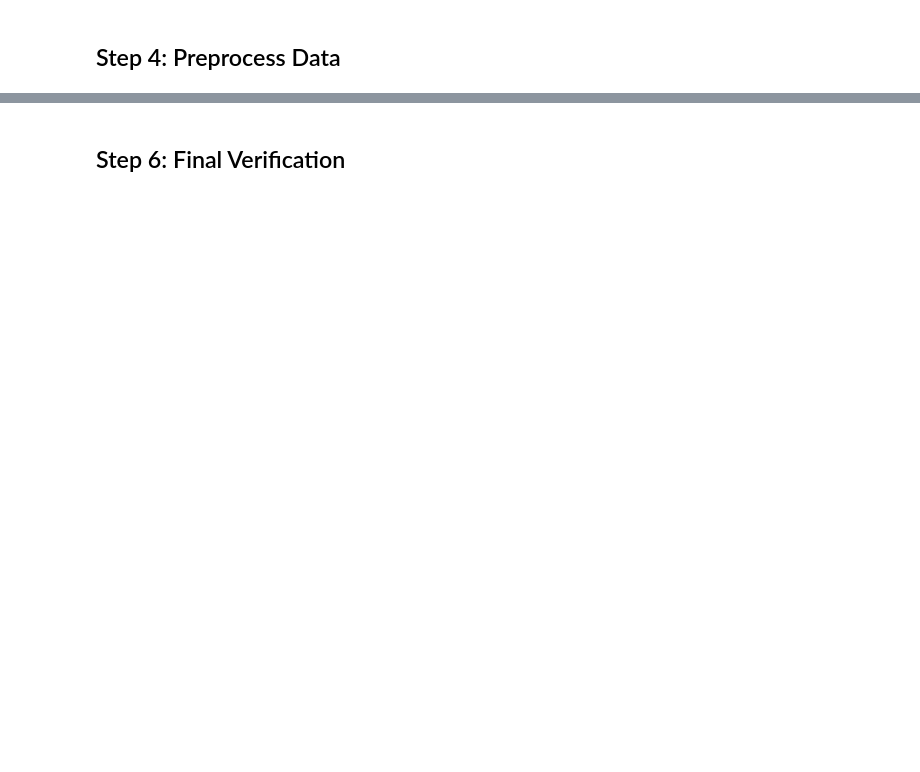
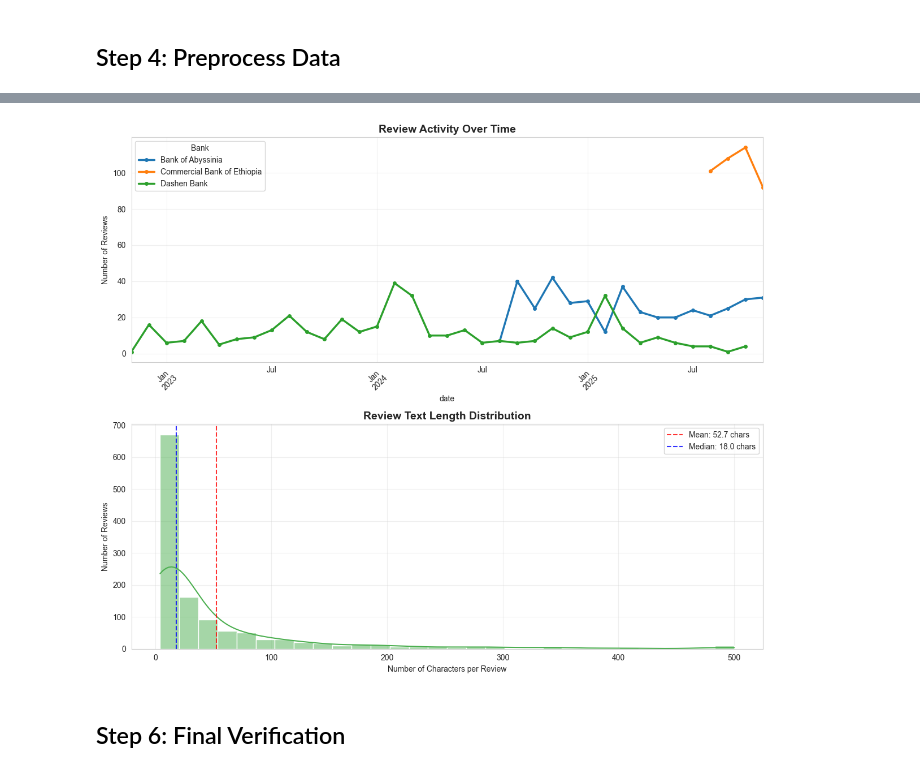
Before and after one commit to TsegayIS122123/ethiopian-banking-app-sentiment-analysis, a Jupyter notebook: notebooks/preprocessing_EDA.ipynb, the cells around one changed output, grey strips where cells are left out. Saved outputs shown, nothing was run; the diff lists cells and outputs as text; code cells hidden in the pictures; blank space fills up the shorter version.

```diff
--- a/notebooks/preprocessing_EDA.ipynb
+++ b/notebooks/preprocessing_EDA.ipynb
@@ -75,3 +190,51 @@ plt.show()
+# %%
+# Set up plotting for second two visualizations - VERTICAL LAYOUT
+plt.style.use('default')
+sns.set_style("whitegrid")
+
+# Create 2x1 subplot for vertical layout (better visibility)
+fig, (ax1, ax2) = plt.subplots(2, 1, figsize=(12, 10))
+
+# 3. Reviews over time - Temporal trend analysis (TOP)
+if 'date' in clean_df.columns:
+    clean_df['date'] = pd.to_datetime(clean_df['date'])
+    monthly = clean_df.groupby([pd.Grouper(key='date', freq='ME'), 'bank']).size().unstack()
+    monthly.plot(ax=ax1, marker='o', linewidth=2.5, markersize=4)
+    ax1.set_title('Review Activity Over Time', fontsize=14, fontweight='bold')
+    ax1.tick_params(axis='x', rotation=45)
+    ax1.set_ylabel('Number of Reviews')
+    ax1.legend(title='Bank', loc='upper left')
+    ax1.grid(True, alpha=0.3)
+else:
+    ax1.text(0.5, 0.5, 'Date data not available',
+             ha='center', va='center', transform=ax1.transAxes,
+             fontsize=12, style='italic')
+    ax1.set_title('Review Activity Over Time', fontsize=14, fontweight='bold')
+
+# 4. Text length distribution - Content analysis (BOTTOM)
+if 'text_length' in clean_df.columns:
+    sns.histplot(data=clean_df, x='text_length', ax=ax2, kde=True, bins=30, color='#4CAF50')
+else:
+    # Calculate text length if not available
+    clean_df['text_length'] = clean_df['review'].str.len()
+    sns.histplot(data=clean_df, x='text_length', ax=ax2, kde=True, bins=30, color='#4CAF50')
+
+ax2.set_title('Review Text Length Distribution', fontsize=14, fontweight='bold')
+ax2.set_xlabel('Number of Characters per Review')
+ax2.set_ylabel('Number of Reviews')
+ax2.grid(True, alpha=0.3)
+
+# Add statistical annotations
+mean_length = clean_df['text_length'].mean()
+median_length = clean_df['text_length'].median()
+ax2.axvline(mean_length, color='red', linestyle='--', alpha=0.8, label=f'Mean: {mean_length:.1f} chars')
+ax2.axvline(median_length, color='blue', linestyle='--', alpha=0.8, label=f'Median: {median_length:.1f} chars')
+ax2.legend()
+
+plt.tight_layout()
+plt.show()
+# %% [output]
+[figure, added]
 # %% [markdown]
 ## Step 6: Final Verification
 # %%
```
Also changed, not shown: parts of 9 cells of this notebook, 6 other files.
